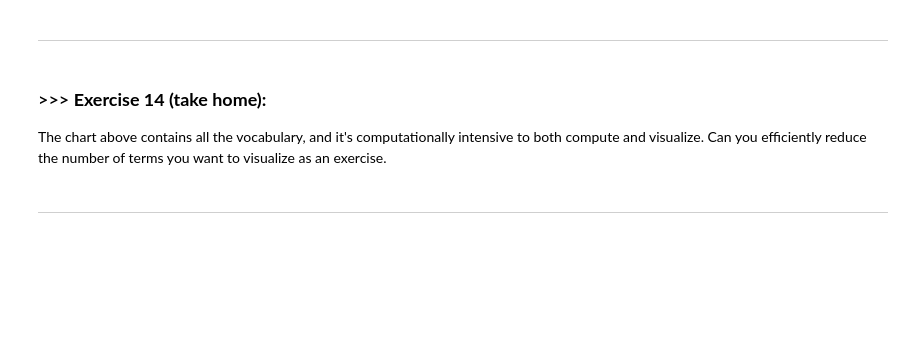
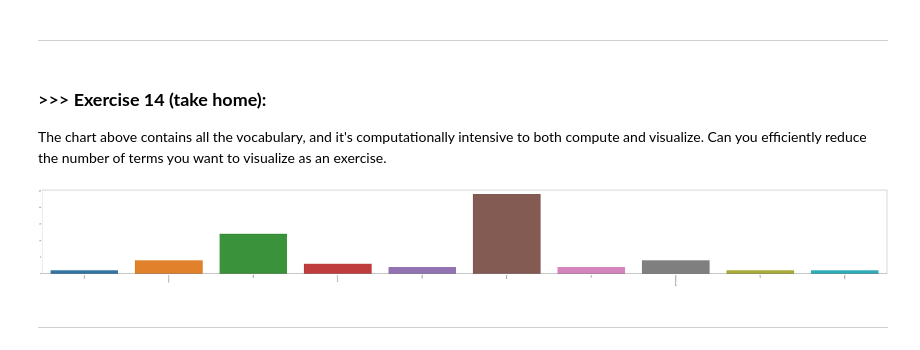
Before and after one commit to gogodi1234/DM2022-Lab1-Master, a Jupyter notebook: DM2022-Lab1-Master.ipynb, the cells around one changed output. Drawn from its saved outputs; the diff is of its cells as text; code cells hidden in the pictures; blank space fills up the shorter version.

```diff
--- a/DM2022-Lab1-Master.ipynb
+++ b/DM2022-Lab1-Master.ipynb
@@ -1209,3 +1320,22 @@ The chart above contains all the vocabulary, and it's computationally intensive
+# %%
+# Answer here
+
+#I choose 10 terms to compute and visualize, but I cannot determine what terms I should choose so I use random to generate a random number between 0 and 35787 as term number.
+
+import random
+
+x = []
+y = []
+for i in range(0,10):
+    r = random.randint(0,35788)
+    x.append(count_vect.get_feature_names_out()[r])
+    y.append(X_counts[: ,r].toarray().sum(axis = 0)[0])  #compute the frequency
+
+plt.subplots(figsize=(100, 10))
+g = sns.barplot(x = np.array(x), y = np.array(y))
+g.set_xticklabels(x, rotation = 90);
+# %% [output]
+[figure, added]
 # %% [markdown]
 ---
 # %% [markdown]
```
Also changed, not shown: parts of 26 cells of this notebook, 1 other file.
